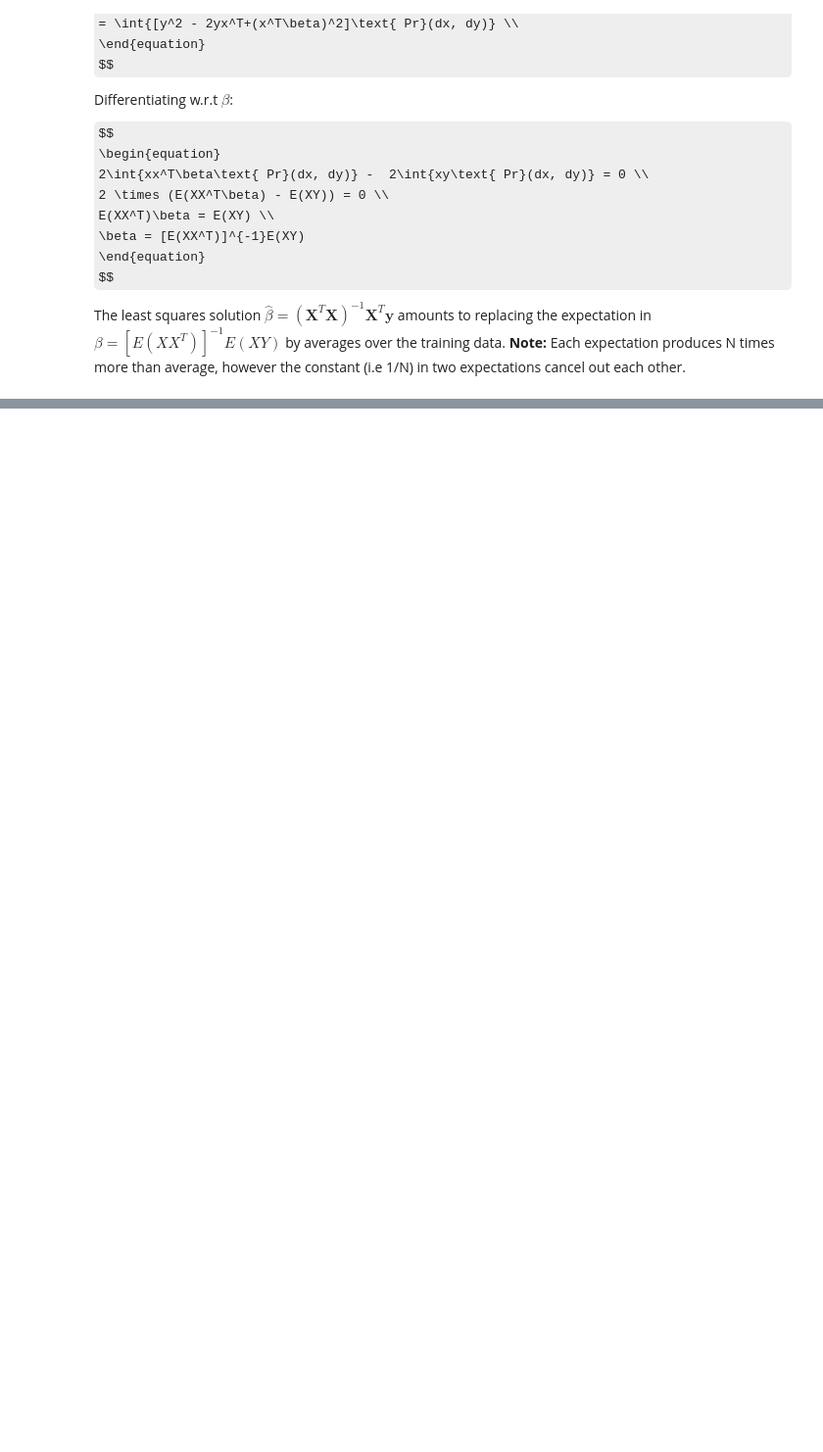
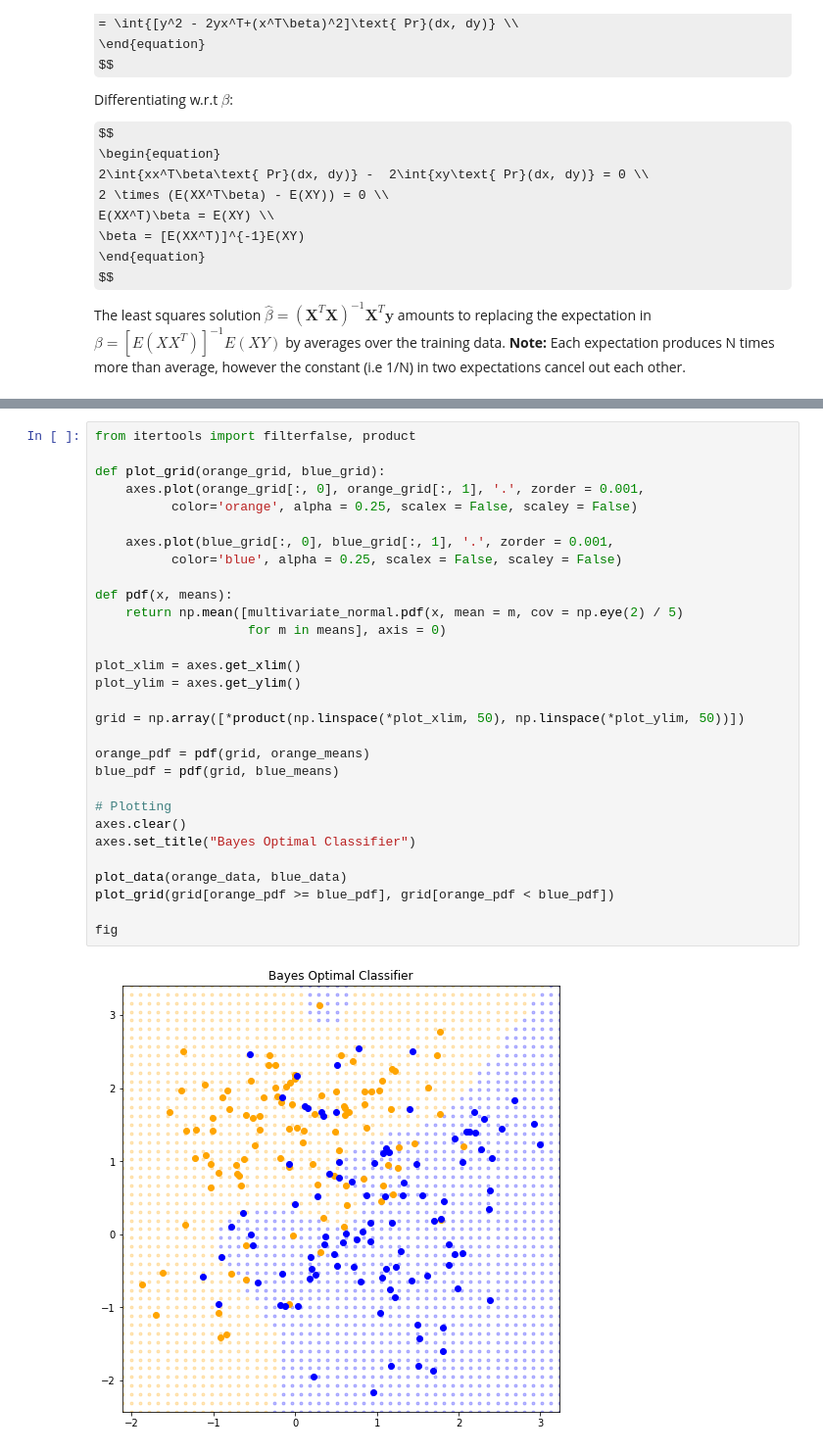
Before and after one commit to maitbayev/the-elements-of-statistical-learning, a Jupyter notebook: chapter02/2.4-statistical-decision-theory.ipynb, the cells around one changed output, grey strips where cells are left out. Shown: that part at 98% size. Saved outputs shown, nothing was run; the diff lists cells and outputs as text; some formulas as TeX source; blank space fills up the shorter version.

```diff
--- a/chapter02/2.4-statistical-decision-theory.ipynb
+++ b/chapter02/2.4-statistical-decision-theory.ipynb
@@ -101,0 +106,32 @@ plt.show()
+# %%
+from itertools import filterfalse, product
+
+def plot_grid(orange_grid, blue_grid):
+    axes.plot(orange_grid[:, 0], orange_grid[:, 1], '.', zorder = 0.001,
+          color='orange', alpha = 0.25, scalex = False, scaley = False)
+
+    axes.plot(blue_grid[:, 0], blue_grid[:, 1], '.', zorder = 0.001,
+          color='blue', alpha = 0.25, scalex = False, scaley = False)
+
+def pdf(x, means):
+    return np.mean([multivariate_normal.pdf(x, mean = m, cov = np.eye(2) / 5)
+                    for m in means], axis = 0)
+
+plot_xlim = axes.get_xlim()
+plot_ylim = axes.get_ylim()
+
+grid = np.array([*product(np.linspace(*plot_xlim, 50), np.linspace(*plot_ylim, 50))])
+
+orange_pdf = pdf(grid, orange_means)
+blue_pdf = pdf(grid, blue_means)
+
+# Plotting
+axes.clear()
+axes.set_title("Bayes Optimal Classifier")
+
+plot_data(orange_data, blue_data)
+plot_grid(grid[orange_pdf >= blue_pdf], grid[orange_pdf < blue_pdf])
+
+fig
+# %% [output]
+[figure, added]
```
Also changed, not shown: parts of 2 cells of this notebook, 1 other file.
